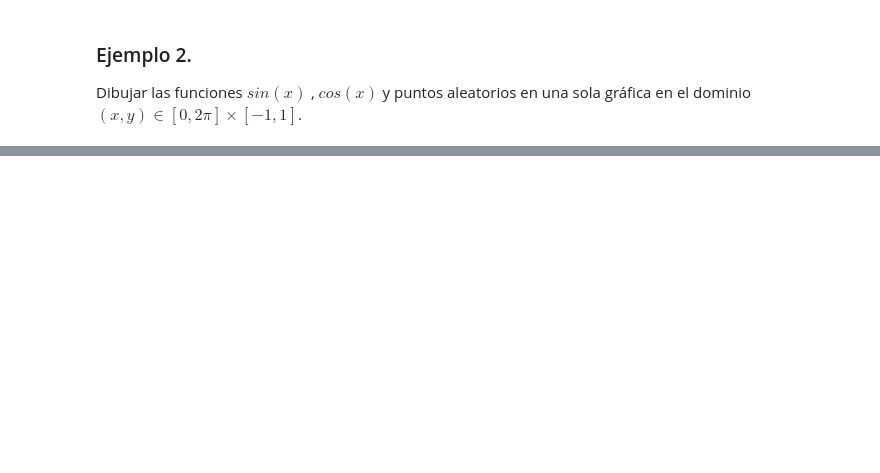
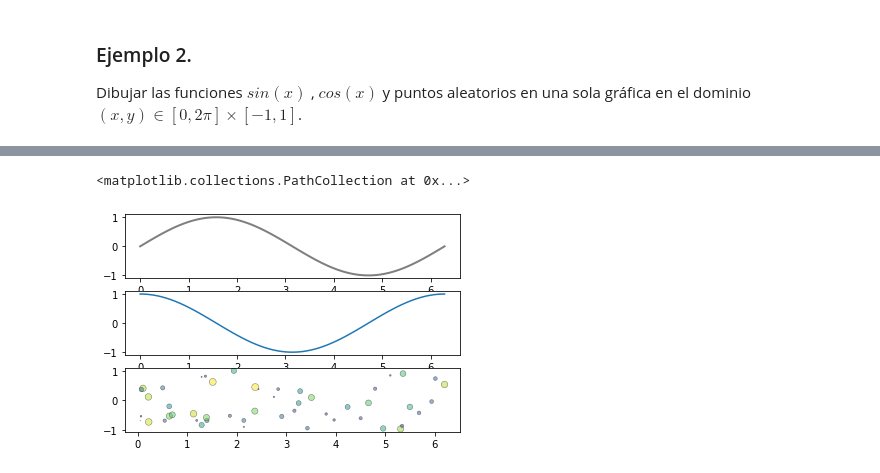
Before and after one commit to luiggix/Python_cero_a_experto, a Jupyter notebook: T17_Matplotlib.ipynb, the cells around one changed output, grey strips where cells are left out. Drawn from its saved outputs; the diff is of its cells as text; code cells hidden in the pictures; blank space fills up the shorter version.

```diff
--- a/T17_Matplotlib.ipynb
+++ b/T17_Matplotlib.ipynb
@@ -160,0 +220,15 @@ plt.legend()
+# %%
+# 1.
+plt.subplot(311)
+plt.plot(x, y1, lw = 2, c='C7', label='sin')
+plt.subplot(3,1,2)
+plt.plot(x, y2)
+plt.subplot(313)
+plt.scatter(r[0], r[1], s=area, c=area, edgecolor='k', lw=0.5, alpha=0.5)
+#plt.tight_layout()
+#plt.subplots_adjust(left=None, right=None,
+#                    bottom=None, top=None,
+#                    wspace=None, hspace=0.5)
+# %% [output]
+<matplotlib.collections.PathCollection at 0x...>
+[figure, added]
```
Also changed, not shown: parts of 20 cells of this notebook.
